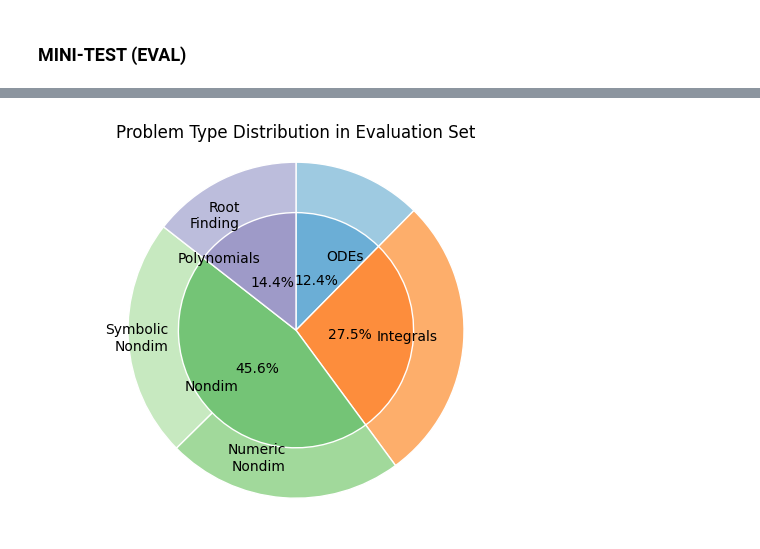
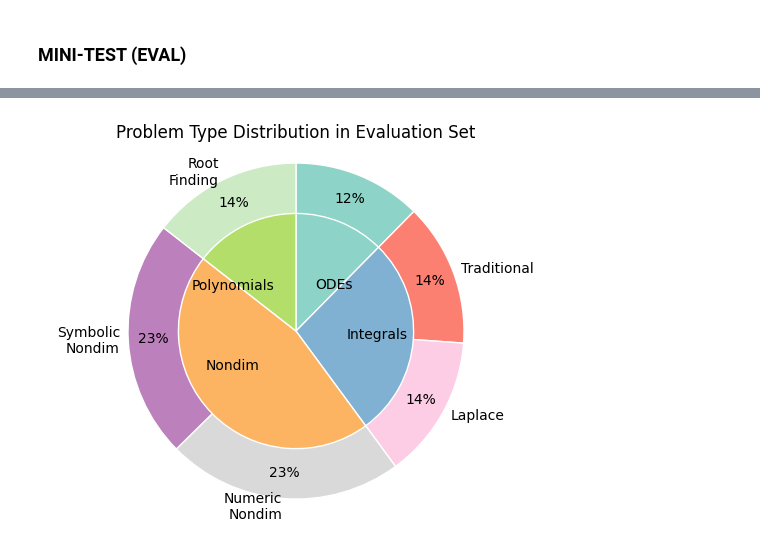
Before and after one commit to sarahmart/HARDMath, a Jupyter notebook: assets/dataset_split.ipynb, the cells around one changed output, grey strips where cells are left out. Drawn from its saved outputs; the diff is of its cells as text; code cells hidden in the pictures.

```diff
--- a/assets/dataset_split.ipynb
+++ b/assets/dataset_split.ipynb
@@ -4,3 +4,6 @@
 import matplotlib.pyplot as plt
 import numpy as np
 import pandas as pd
+
+cm = plt.get_cmap("tab20c")
+cm3 = plt.get_cmap('Set3')
@@ -57,4 +84,5 @@ plt.show()
 ### MINI-TEST (EVAL)
 # %%
 testmini = pd.read_csv('../evaluation/data/eval_HARDMath.csv')
-counts = testmini['question_type'].value_counts().sort_index()
+testmini['condensed_type'] = testmini.apply(condense_columns, axis=1)
+countsmini = testmini['condensed_type'].value_counts().sort_index()
@@ -71,32 +100,44 @@ Name: count, dtype: int64
 # %%
-nondim_counts = counts[counts.index.str.contains('nondim', case=False)]
-poly_counts = counts[counts.index.str.contains('polynomial', case=False)]
-ode_counts = counts[counts.index.str.contains('ode', case=False)]
-int_counts = counts[counts.index.str.contains('integral', case=False)]
+nondim_countsmini = countsmini[countsmini.index.str.contains('nondim', case=False)]
+poly_countsmini = countsmini[countsmini.index.str.contains('polynomial', case=False)]
+ode_countsmini = countsmini[countsmini.index.str.contains('ode', case=False)]
+int_countsmini = countsmini[countsmini.index.str.contains('integral', case=False)]
 
-labels = counts.index
-sizes = counts.values
+labelsmini = countsmini.index
+sizesmini = countsmini.values
 # %%
 fig, ax = plt.subplots()
 
-type_colors = cm((np.arange(4)*4)+1)
-subtype_colors = cm(np.array([2,6,10,11,14]))
+# type_colors = cm((np.arange(4)*4)+1)
+# subtype_colors = cm(np.array([2,6,7,10,11,14]))
 
-ax.pie([ode_counts.sum(), int_counts.sum(), nondim_counts.sum(), poly_counts.sum()],
+ax.pie([ode_countsmini.sum(), int_countsmini.sum(), nondim_countsmini.sum(), poly_countsmini.sum()],
        labels=['ODEs', 'Integrals', 'Nondim', 'Polynomials'],
-       colors=type_colors, autopct='%1.1f%%', startangle=90, counterclock=False, wedgeprops=dict(edgecolor='w'),
-       labeldistance=0.48, pctdistance=0.32, rotatelabels=False)
+       colors=type_colors,
+       #autopct='%1.0f%%',
+       startangle=90,
+       counterclock=False,
+       wedgeprops=dict(edgecolor='w'),
+       labeldistance=0.3,
+       #pctdistance=0.32,
+       rotatelabels=False)
 
 # outer circle -> subtypes
-ax.pie(sizes,
-       labels=['', '', 'Numeric\nNondim', 'Symbolic\nNondim', 'Root\nFinding'],
-       radius=1, colors=subtype_colors, startangle=90,
-       counterclock=False, wedgeprops=dict(width=0.3, edgecolor='w'),
-       labeldistance=0.76, rotatelabels=False)
+ax.pie(sizesmini,
+       labels=['', 'Traditional', 'Laplace', 'Numeric\nNondim', 'Symbolic\nNondim', 'Root\nFinding'],
+       radius=1,
+       colors=subtype_colors,
+       autopct='%1.0f%%',
+       startangle=90,
+       counterclock=False,
+       wedgeprops=dict(width=0.3, edgecolor='w'),
+       labeldistance=1.05,
+       pctdistance=0.85,
+       rotatelabels=False)
 
 plt.title('Problem Type Distribution in Evaluation Set')
 ax.axis('equal')
 plt.savefig('eval_dist.png')
 plt.show()
 # %% [output]
-[figure, old version]
+[figure, new version]
```
Also changed, not shown: parts of 6 cells of this notebook, 2 other files.
